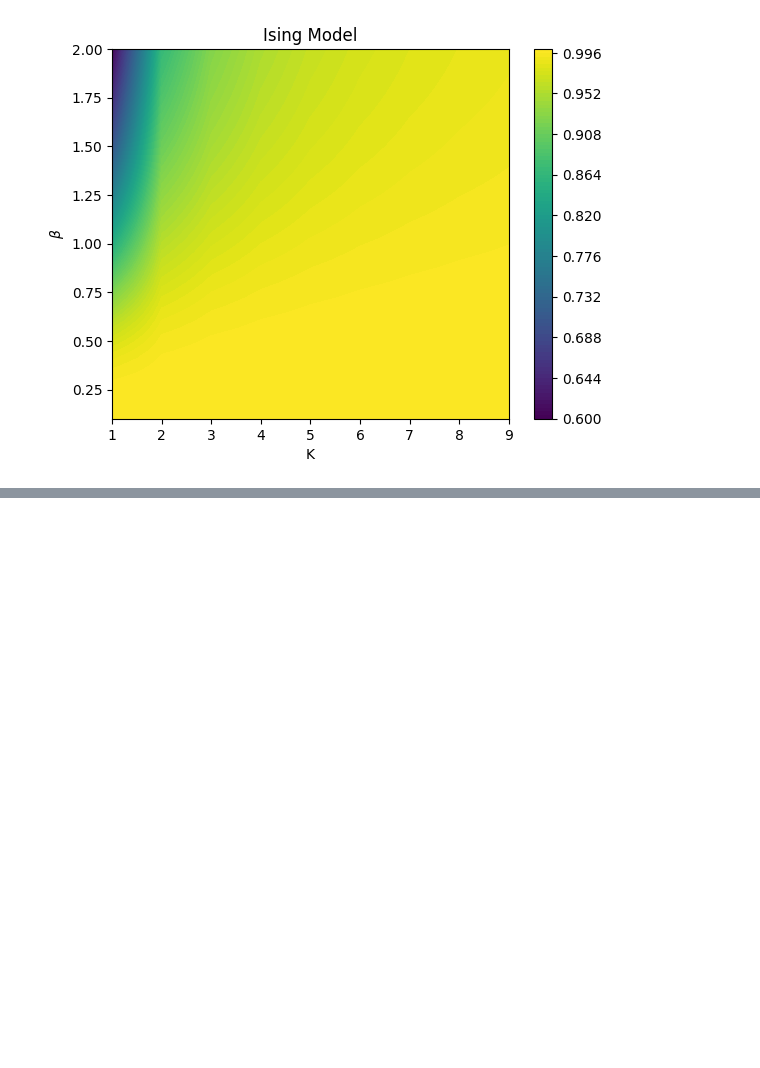
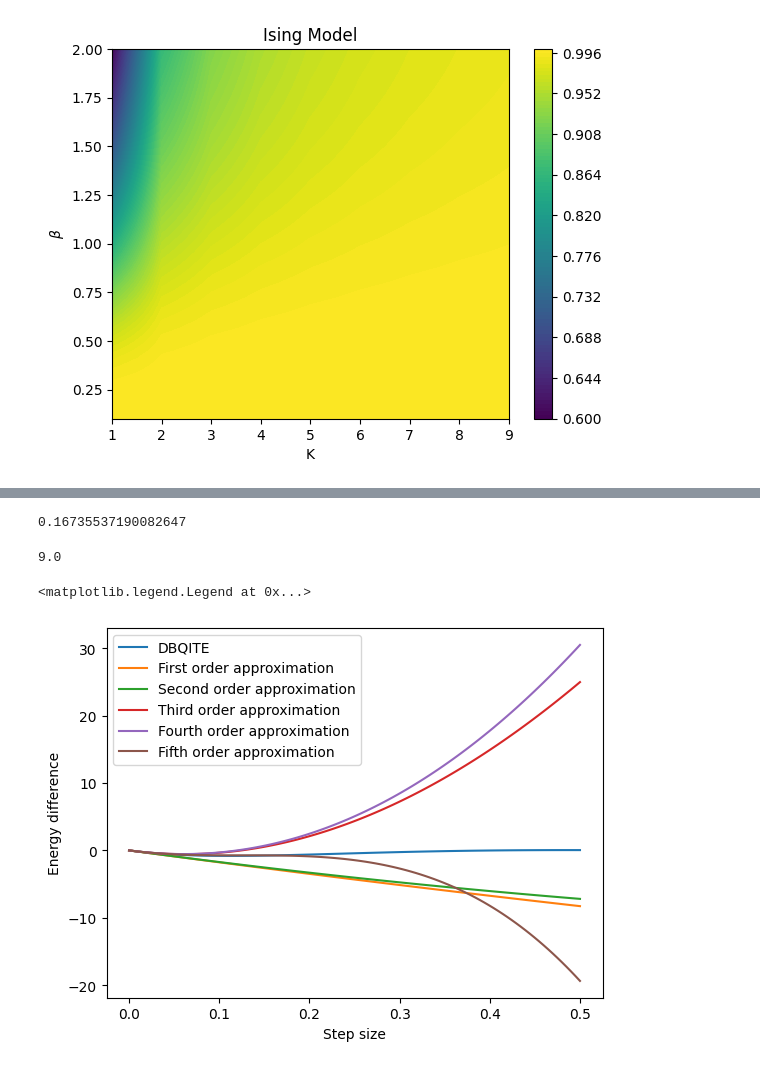
Before and after one commit to wrightjandrew/Master-Project, a Jupyter notebook: TFD.ipynb, the cells around one changed output, grey strips where cells are left out. Drawn from its saved outputs; the diff is of its cells as text; code cells hidden in the pictures; blank space fills up the shorter version.

```diff
--- a/TFD.ipynb
+++ b/TFD.ipynb
@@ -690,0 +761,26 @@ TypeError: float() argument must be a string or a real number, not 'complex'
+# %%
+V = moment(H, initState, 2)
+Q = moment(H, initState, 4)
+s_opt = (3*V/(Q-3*V**2))**2
+print(s_opt)
+# %% [output]
+0.16735537190082647
+# %%
+moment(H,initState,2)
+# %% [output]
+9.0
+# %%
+
+plt.figure()
+plt.plot(s, energyDiff[:,0], label='DBQITE')
+plt.plot(s, firstOrder, label='First order approximation')
+plt.plot(s, secondOrder, label='Second order approximation')
+plt.plot(s, thirdOrder, label='Third order approximation')
+plt.plot(s, fourthOrder, label='Fourth order approximation')
+plt.plot(s, fifthOrder, label='Fifth order approximation')
+plt.xlabel('Step size')
+plt.ylabel('Energy difference')
+plt.legend()
+# %% [output]
+<matplotlib.legend.Legend at 0x...>
+[figure, added]
```
Also changed, not shown: parts of 4 cells of this notebook, 2 other files.
